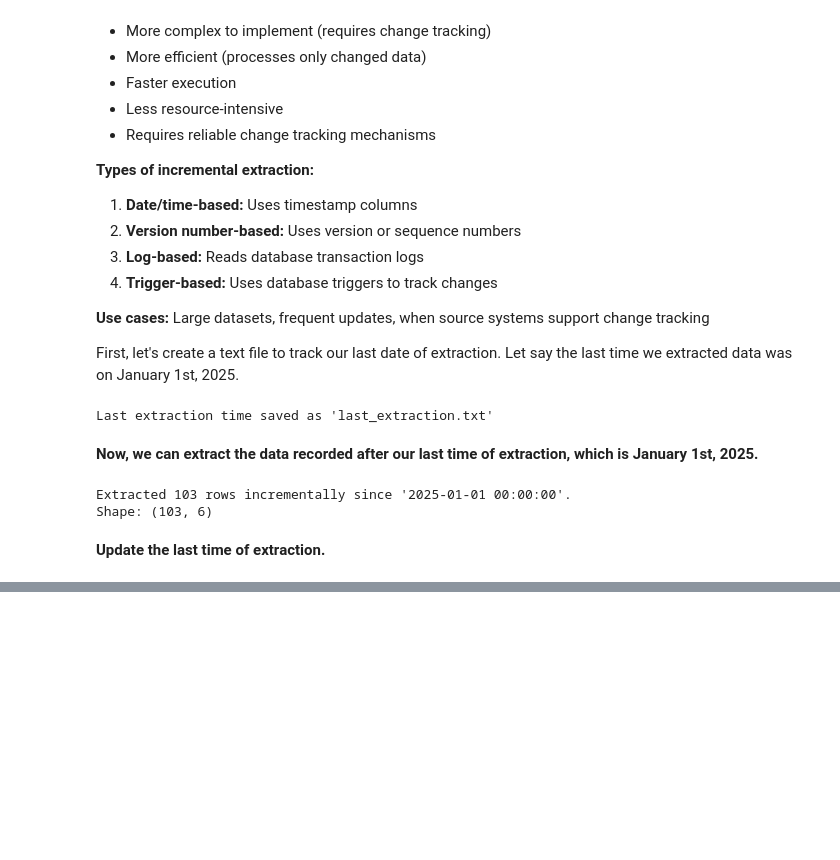
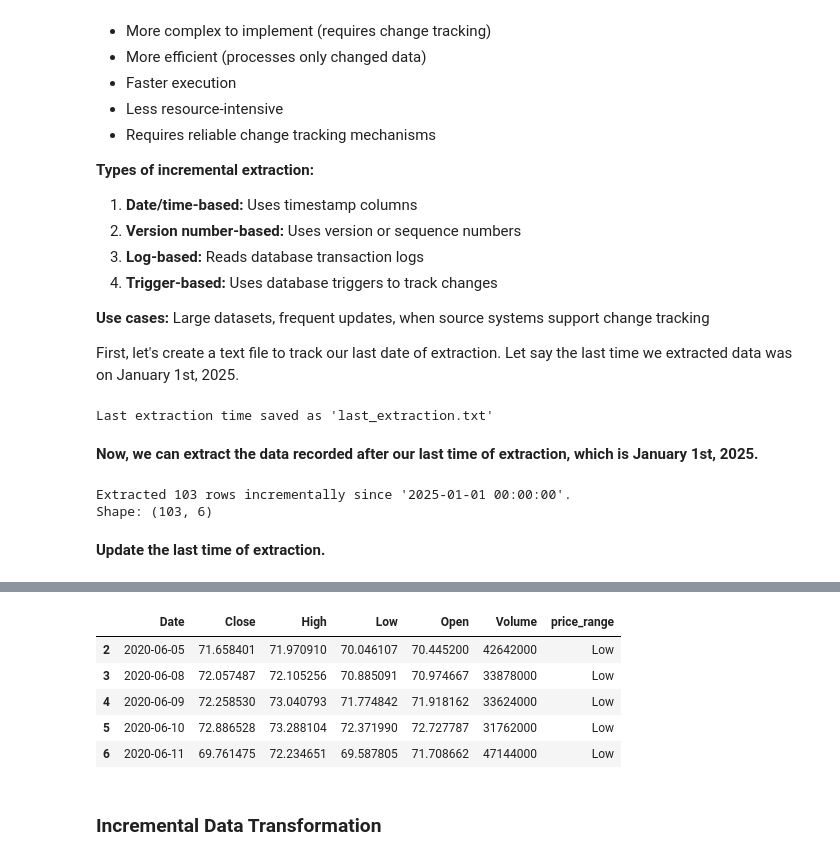
Before and after one commit to SamAbr/ETL_Extract_Samuel_Abrha, a Jupyter notebook: ETL_extract.ipynb, the cells around one changed output, grey strips where cells are left out. Drawn from its saved outputs; the diff is of its cells as text; code cells hidden in the pictures; blank space fills up the shorter version.

Commit message:
Transform

```diff
--- a/ETL_extract.ipynb
+++ b/ETL_extract.ipynb
@@ -87,0 +196,15 @@ Last extraction date updated to '2025-06-10 16:30:17'.
+# %%
+# Save transformed data
+full_df.to_csv("Download/transformed_full.csv", index=False)
+
+# Preview transformed full data
+full_df.head()
+# %% [output]
+|  | Date | Close | High | Low | Open | Volume | price_range |
+| 2 | 2020-06-05 | 71.658401 | 71.970910 | 70.046107 | 70.445200 | 42642000 | Low |
+| 3 | 2020-06-08 | 72.057487 | 72.105256 | 70.885091 | 70.974667 | 33878000 | Low |
+| 4 | 2020-06-09 | 72.258530 | 73.040793 | 71.774842 | 71.918162 | 33624000 | Low |
+| 5 | 2020-06-10 | 72.886528 | 73.288104 | 72.371990 | 72.727787 | 31762000 | Low |
+| 6 | 2020-06-11 | 69.761475 | 72.234651 | 69.587805 | 71.708662 | 47144000 | Low |
+# %% [markdown]
+### Incremental Data Transformation
```
Also changed, not shown: parts of 26 cells of this notebook, 2 other files.
